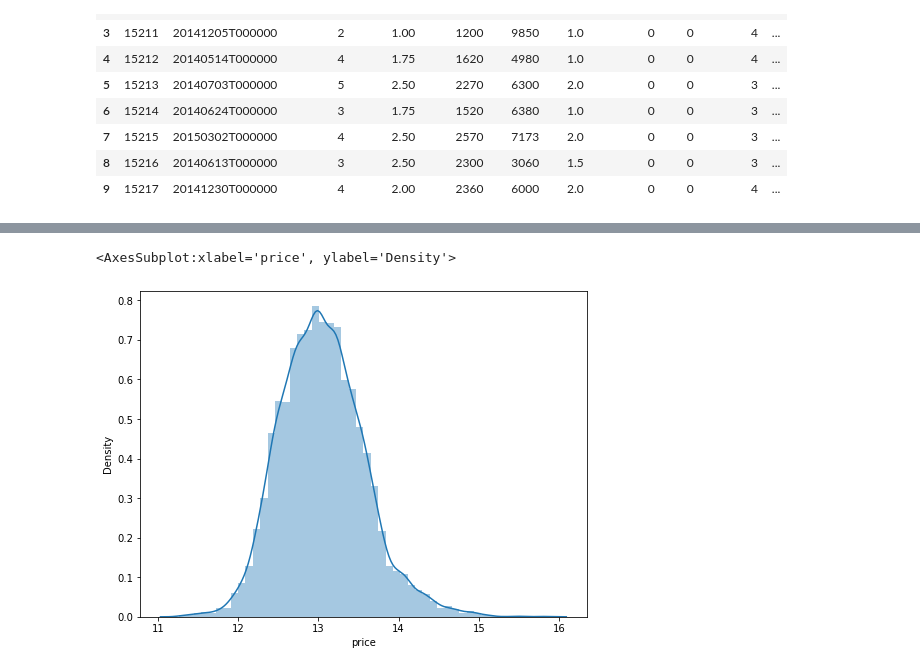
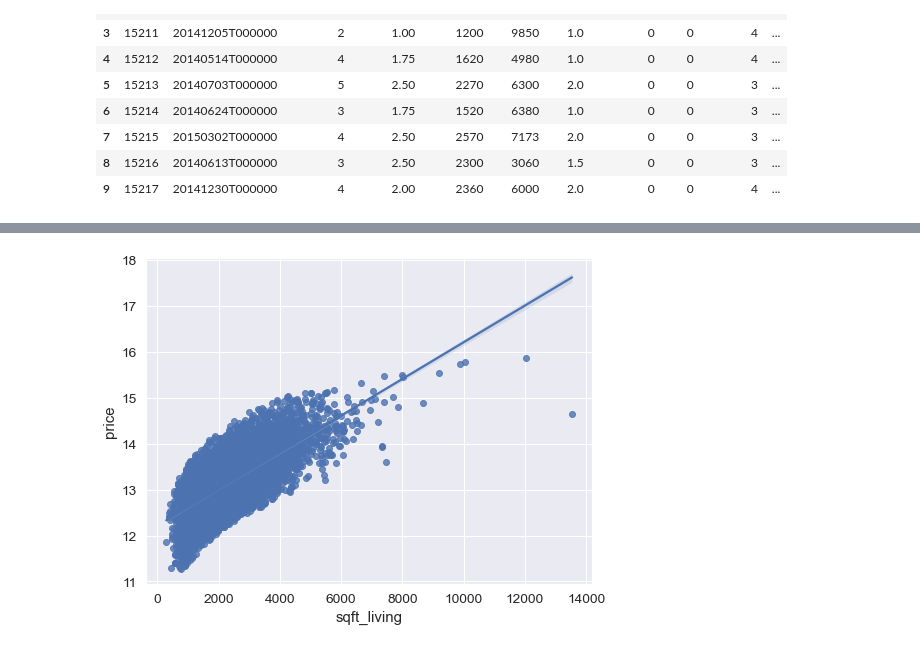
Before and after one commit to helperjby/Aiffel_Machine-Learning-Study, a Jupyter notebook: exp5_kaggle/exp5_kaggle_house price_v1.ipynb, the cells around one changed output, grey strips where cells are left out. Drawn from its saved outputs; the diff is of its cells as text; code cells hidden in the pictures.

```diff
--- a/exp5_kaggle/exp5_kaggle_house price_v1.ipynb
+++ b/exp5_kaggle/exp5_kaggle_house price_v1.ipynb
@@ -109,0 +223,15 @@ sns.distplot(df_train['price'])
+# %%
+# correlation이 높은 상위 10개의 heatmap
+# continuous + sequential variables --> spearman
+# abs는 반비례관계도 고려하기 위함
+# https://www.kaggle.com/junoindatascience/let-s-eda-it 준호님이 수정해 준 코드로 사용하였습니다.
+import scipy as sp
+
+cor_abs = abs(df_train.corr(method='spearman'))
+cor_cols = cor_abs.nlargest(n=10, columns='price').index # price과 correlation이 높은 column 10개 뽑기(내림차순)
+# spearman coefficient matrix
+cor = np.array(sp.stats.spearmanr(df_train[cor_cols].values))[0] # 10 x 10
+print(cor_cols.values)
+plt.figure(figsize=(10,10))
+sns.set(font_scale=1.25)
+sns.heatmap(cor, fmt='.2f', annot=True, square=True , annot_kws={'size' : 8} ,xticklabels=cor_cols.values, yticklabels=cor_cols.values)
@@ -110,7 +252,6 @@ sns.distplot(df_train['price'])
 # %%
-df_train['price'] = np.log1p(df_train['price'])
+data = pd.concat([df_train['price'], df_train['sqft_living']], axis=1)
 f, ax = plt.subplots(figsize=(8, 6))
-sns.distplot(df_train['price'])
+fig = sns.regplot(x='sqft_living', y="price", data=data)
 # %% [output]
-<AxesSubplot:xlabel='price', ylabel='Density'>
-[figure, old version]
+[figure, new version]
```
Also changed, not shown: parts of 58 cells of this notebook.
